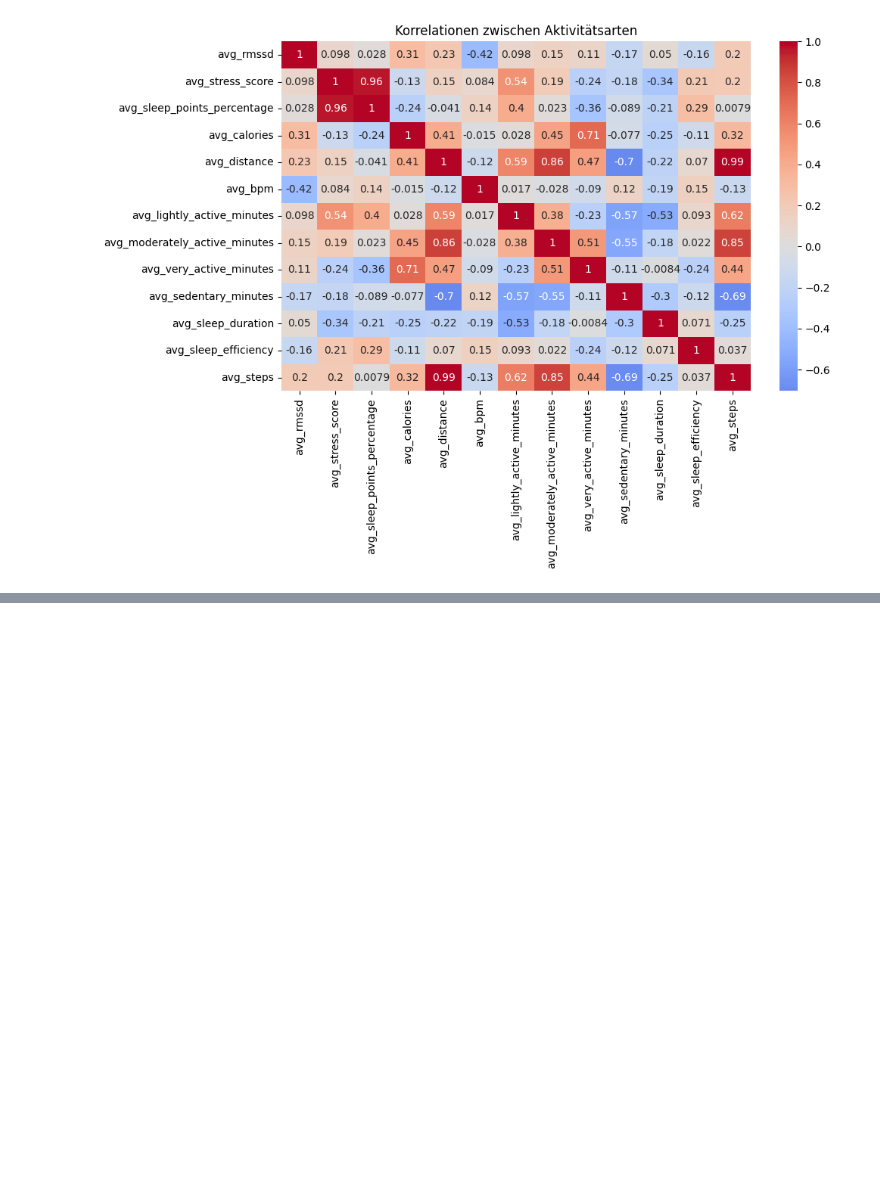
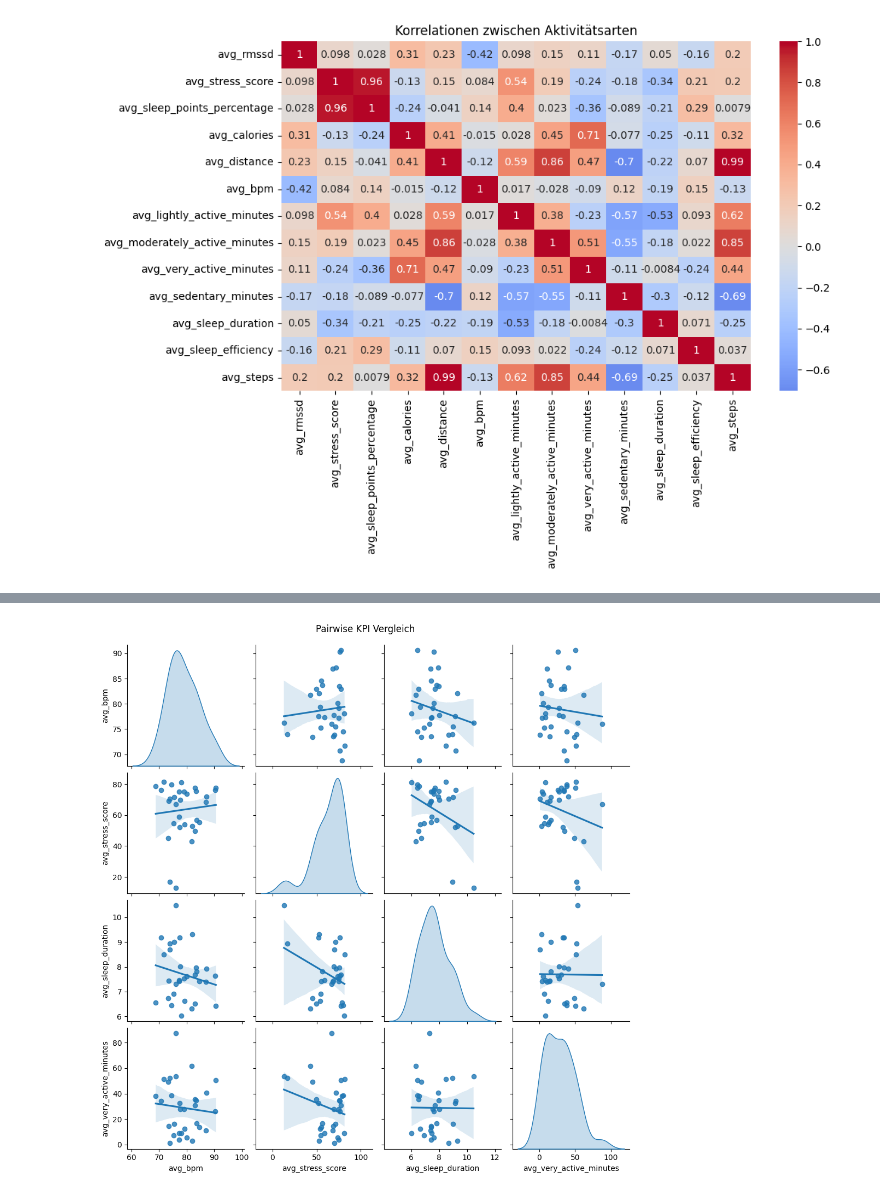
Before and after one commit to heikgrace/healthy-group-one, a Jupyter notebook: heiko_fitbit_analysis.ipynb, the cells around one changed output, grey strips where cells are left out. Drawn from its saved outputs; the diff is of its cells as text; code cells hidden in the pictures; blank space fills up the shorter version.

```diff
--- a/heiko_fitbit_analysis.ipynb
+++ b/heiko_fitbit_analysis.ipynb
@@ -259,0 +267,7 @@ plt.show()
+# %%
+sns.pairplot(df_fitbit[['avg_bpm','avg_stress_score','avg_sleep_duration','avg_very_active_minutes']],
+             kind='reg', diag_kind='kde')
+plt.suptitle("Pairwise KPI Vergleich", y=1.02)
+plt.show()
+# %% [output]
+[figure, added]
```
Also changed, not shown: parts of 4 cells of this notebook.
